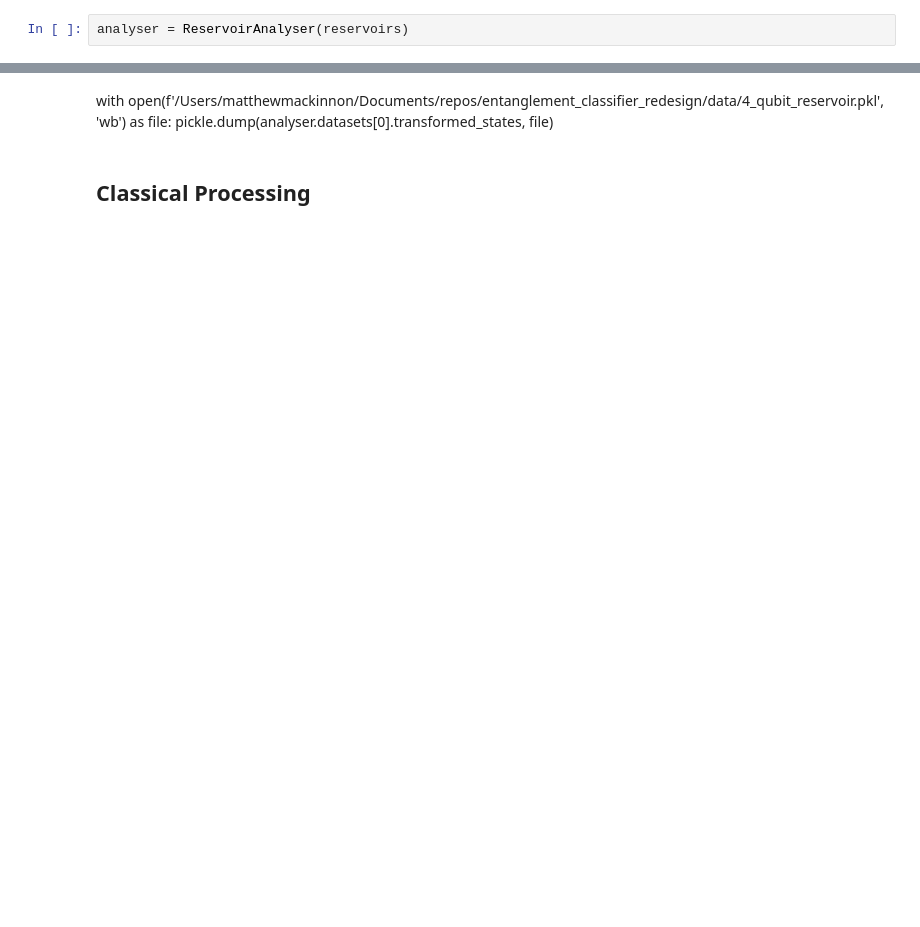
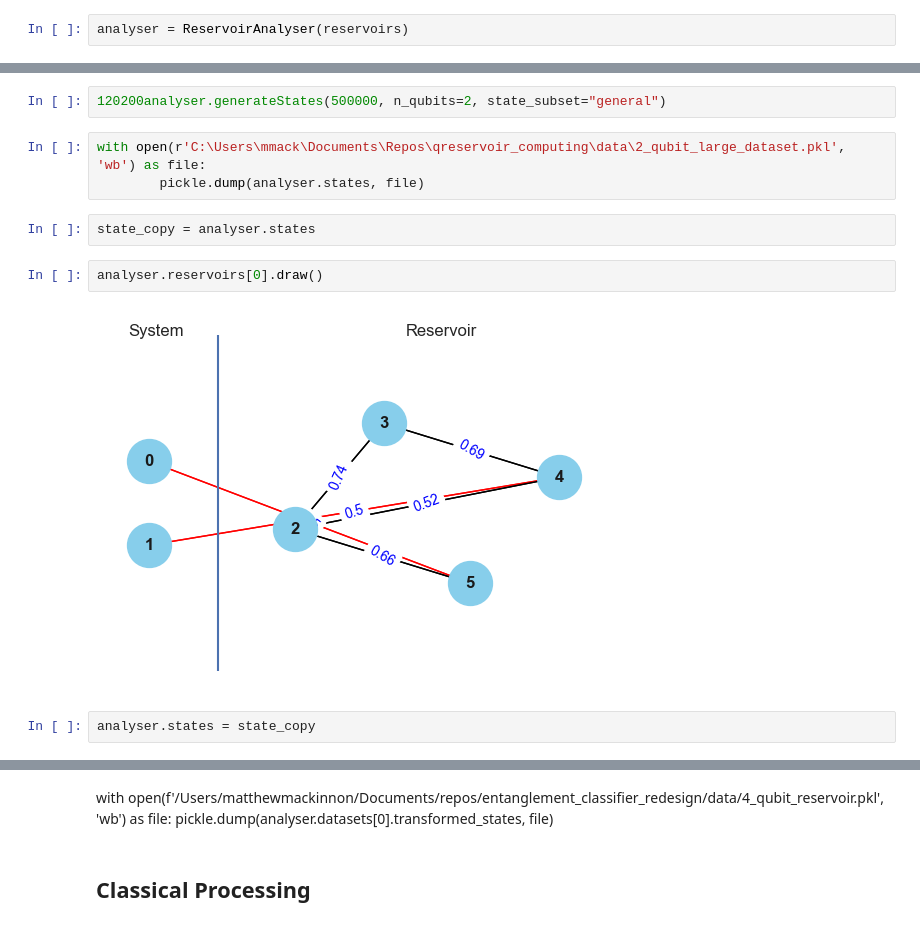
Before and after one commit to Mmackinnon01/qreservoir_computing, a Jupyter notebook: model_trial.ipynb, the cells around one changed output, grey strips where cells are left out. Cells and saved outputs as stored; diff of their text form; blank space fills up the shorter version.

```diff
--- a/model_trial.ipynb
+++ b/model_trial.ipynb
@@ -117,3 +115,16 @@ analyser.generateStates(100000, n_qubits=system_nodes, state_subset="general")
+# %%
+120200analyser.generateStates(500000, n_qubits=2, state_subset="general")
+# %%
+with open(r'C:\Users\mmack\Documents\Repos\qreservoir_computing\data\2_qubit_large_dataset.pkl', 'wb') as file:
+        pickle.dump(analyser.states, file)
+# %%
+state_copy = analyser.states
+# %%
+analyser.reservoirs[0].draw()
+# %% [output]
+[figure, added]
+# %%
+analyser.states = state_copy
 # %%
 analyser.transformStates(multiprocess=False)
 # %% [output]
```
Also changed, not shown: parts of 26 cells of this notebook, 11 other files.
